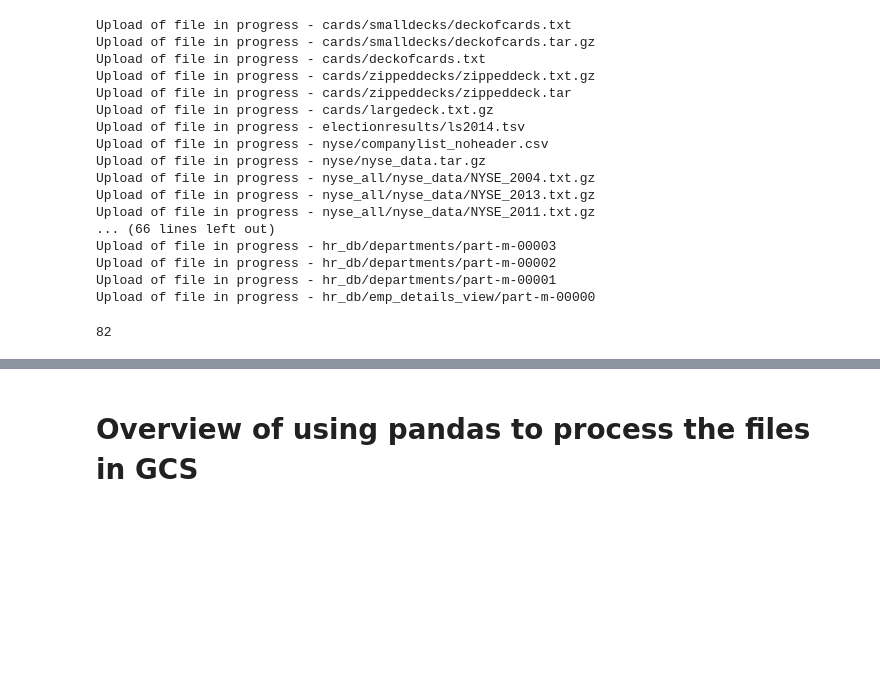
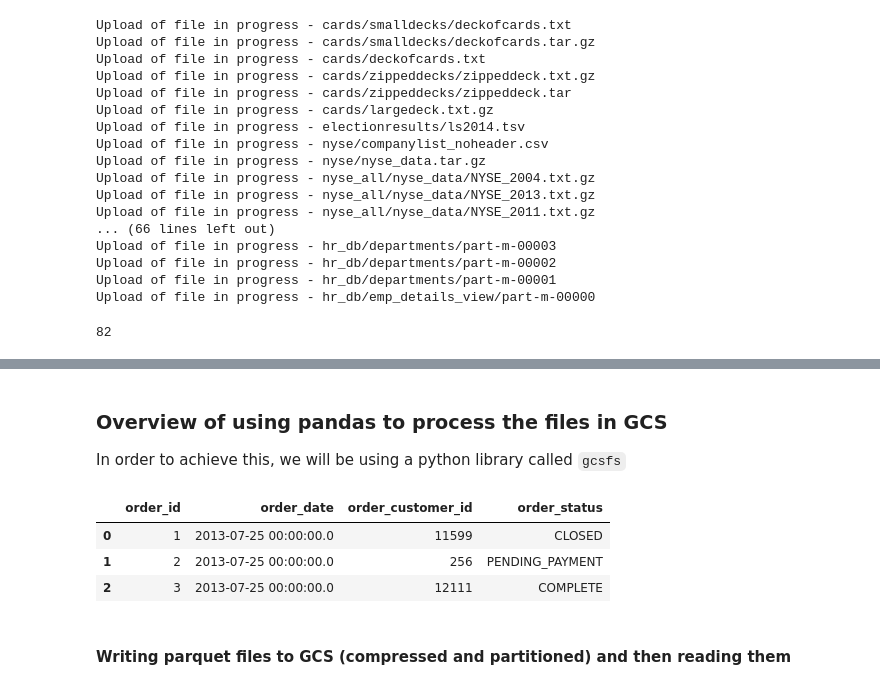
Before and after one commit to k-pulkit/MasteringGCP-DataEngineering, a Jupyter notebook: lesson-1-gcs/setting-up-data-lake-gcs-notebook.ipynb, the cells around one changed output, grey strips where cells are left out. Saved outputs shown, nothing was run; the diff lists cells and outputs as text; code cells hidden in the pictures; blank space fills up the shorter version.

```diff
--- a/lesson-1-gcs/setting-up-data-lake-gcs-notebook.ipynb
+++ b/lesson-1-gcs/setting-up-data-lake-gcs-notebook.ipynb
@@ -223,2 +231,17 @@ list(gsclient.list_blobs(bucket_or_name="test-data-lake-1", prefix="retail_db/or
 # %% [markdown]
-# Overview of using pandas to process the files in GCS
+### Overview of using pandas to process the files in GCS
+
+In order to achieve this, we will be using a python library called `gcsfs`
+# %%
+import pandas as pd
+
+# Because gcsfs is installed, we can directly specify the location with GCS to access the table
+df_order_details = pd.read_csv("gs://test-data-lake-1/retail_db/orders/part-00000", names=["order_id", "order_date", "order_customer_id", "order_status"])
+df_order_details.head(3)
+# %% [output]
+|  | order_id | order_date | order_customer_id | order_status |
+| 0 | 1 | 2013-07-25 00:00:00.0 | 11599 | CLOSED |
+| 1 | 2 | 2013-07-25 00:00:00.0 | 256 | PENDING_PAYMENT |
+| 2 | 3 | 2013-07-25 00:00:00.0 | 12111 | COMPLETE |
+# %% [markdown]
+#### Writing parquet files to GCS (compressed and partitioned) and then reading them
```
Also changed, not shown: parts of 14 cells of this notebook, 1 other file.
